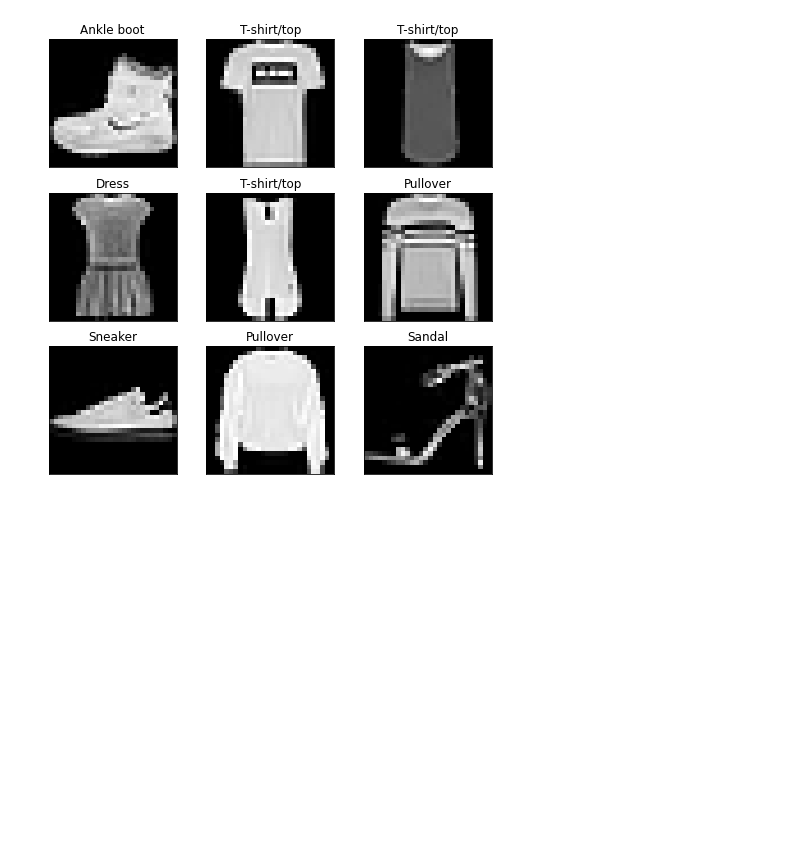
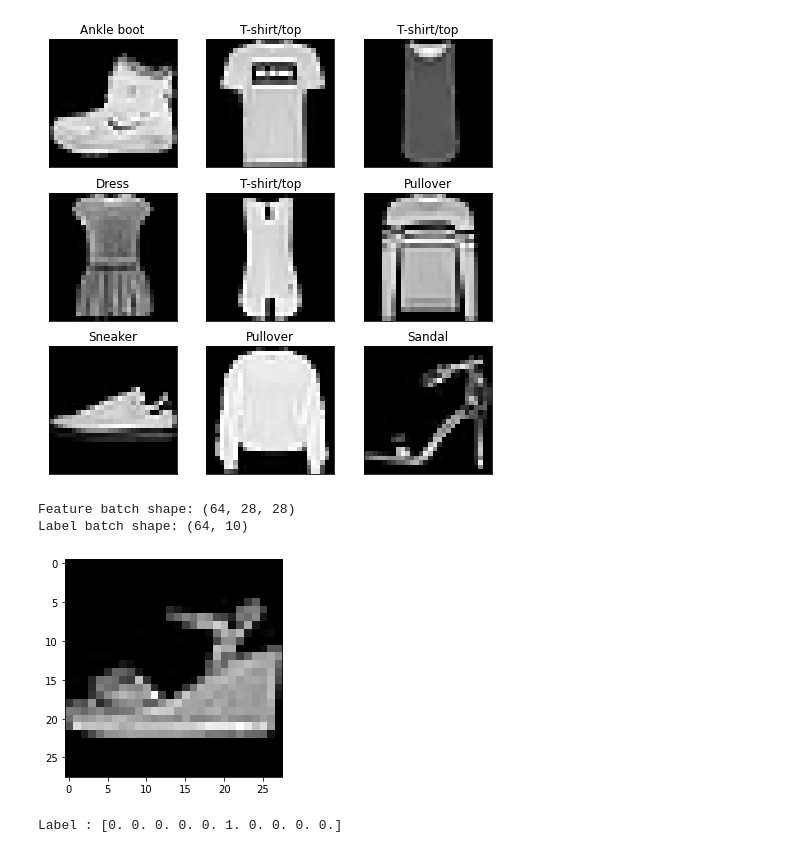
Before and after one commit to JHWannabe/Python-AI_5, a Jupyter notebook: 0216 Day2/2_텐서플로우와_케라스2.ipynb, the cells around one changed output. Cells and saved outputs as stored; diff of their text form; code cells hidden in the pictures; blank space fills up the shorter version.

```diff
--- a/0216 Day2/2_텐서플로우와_케라스2.ipynb
+++ b/0216 Day2/2_텐서플로우와_케라스2.ipynb
@@ -219,0 +207,16 @@ test_dataset = tf.data.Dataset.
+# %%
+# Dataset을 통해 반복(iterate)
+imgs, lbs = next(iter(train_dataset))
+print(f'Feature batch shape: {imgs.shape}')
+print(f'Label batch shape: {lbs.shape}')
+
+img = imgs[0]
+lb = lbs[0]
+plt.imshow(img, cmap='gray')
+plt.show()
+print(f'Label : {lb}')
+# %% [output]
+Feature batch shape: (64, 28, 28)
+Label batch shape: (64, 10)
+[figure, added]
+Label : [0. 0. 0. 0. 0. 1. 0. 0. 0. 0.]
```
Also changed, not shown: parts of 11 cells of this notebook.
